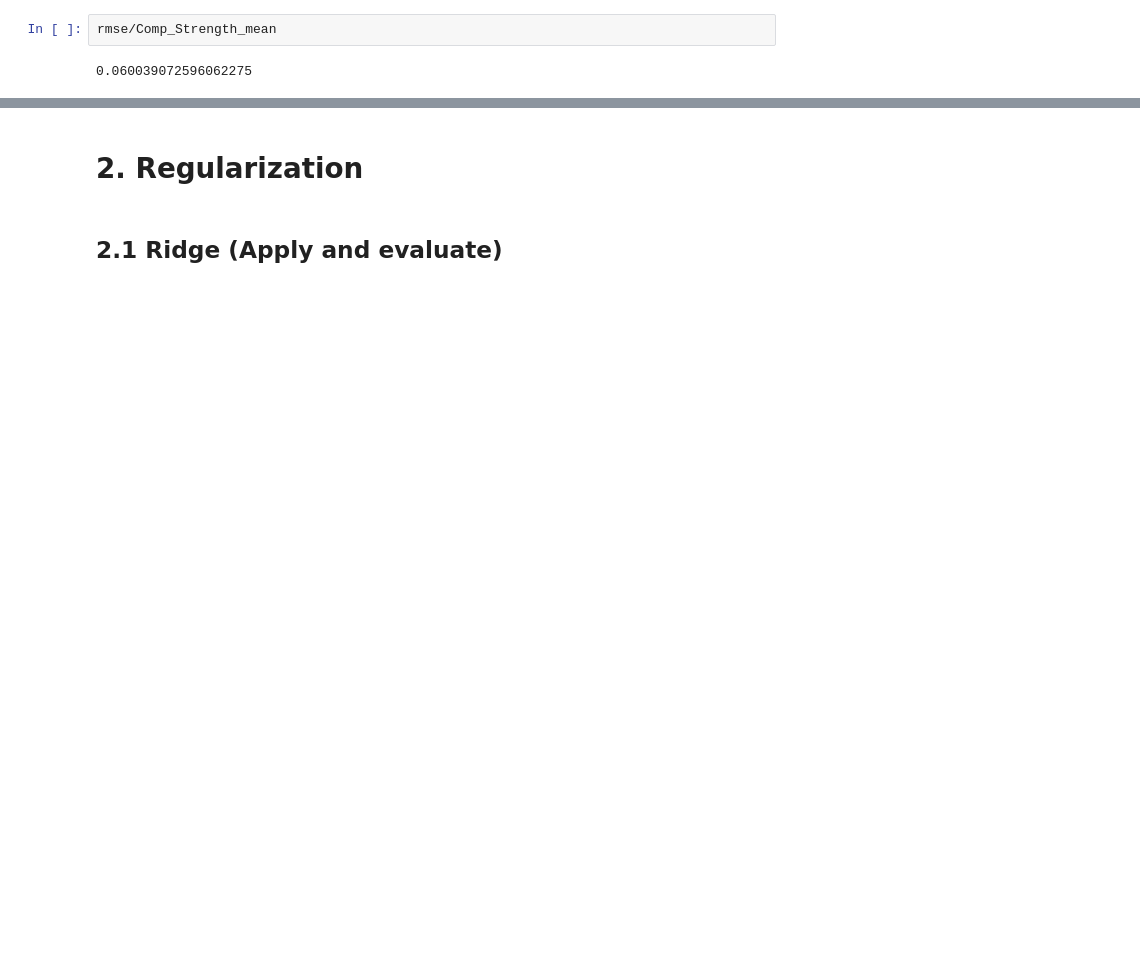
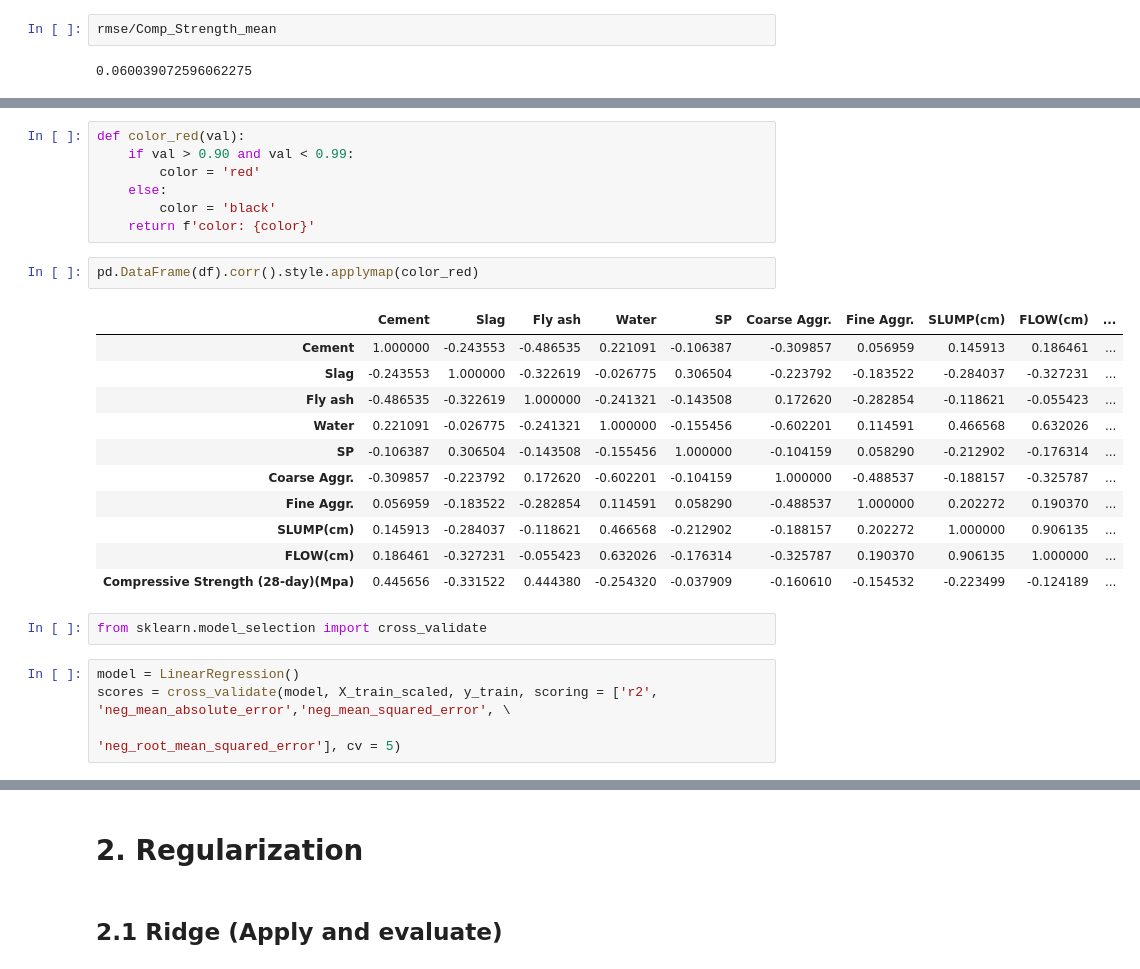
Before and after one commit to glcn35/machine_learning, a Jupyter notebook: assigment/cement_slump_notebook.assignment1.ipynb, the cells around one changed output, grey strips where cells are left out. Saved outputs shown, nothing was run; the diff lists cells and outputs as text; blank space fills up the shorter version.

```diff
--- a/assigment/cement_slump_notebook.assignment1.ipynb
+++ b/assigment/cement_slump_notebook.assignment1.ipynb
@@ -368,0 +326,27 @@ RMSE            : 2.470662829901802
+# %%
+def color_red(val):
+    if val > 0.90 and val < 0.99:
+        color = 'red'
+    else:
+        color = 'black'
+    return f'color: {color}'
+# %%
+pd.DataFrame(df).corr().style.applymap(color_red)
+# %% [output]
+|  | Cement | Slag | Fly ash | Water | SP | Coarse Aggr. | Fine Aggr. | SLUMP(cm) | FLOW(cm) | ... |
+| Cement | 1.000000 | -0.243553 | -0.486535 | 0.221091 | -0.106387 | -0.309857 | 0.056959 | 0.145913 | 0.186461 | ... |
+| Slag | -0.243553 | 1.000000 | -0.322619 | -0.026775 | 0.306504 | -0.223792 | -0.183522 | -0.284037 | -0.327231 | ... |
+| Fly ash | -0.486535 | -0.322619 | 1.000000 | -0.241321 | -0.143508 | 0.172620 | -0.282854 | -0.118621 | -0.055423 | ... |
+| Water | 0.221091 | -0.026775 | -0.241321 | 1.000000 | -0.155456 | -0.602201 | 0.114591 | 0.466568 | 0.632026 | ... |
+| SP | -0.106387 | 0.306504 | -0.143508 | -0.155456 | 1.000000 | -0.104159 | 0.058290 | -0.212902 | -0.176314 | ... |
+| Coarse Aggr. | -0.309857 | -0.223792 | 0.172620 | -0.602201 | -0.104159 | 1.000000 | -0.488537 | -0.188157 | -0.325787 | ... |
+| Fine Aggr. | 0.056959 | -0.183522 | -0.282854 | 0.114591 | 0.058290 | -0.488537 | 1.000000 | 0.202272 | 0.190370 | ... |
+| SLUMP(cm) | 0.145913 | -0.284037 | -0.118621 | 0.466568 | -0.212902 | -0.188157 | 0.202272 | 1.000000 | 0.906135 | ... |
+| FLOW(cm) | 0.186461 | -0.327231 | -0.055423 | 0.632026 | -0.176314 | -0.325787 | 0.190370 | 0.906135 | 1.000000 | ... |
+| Compressive Strength (28-day)(Mpa) | 0.445656 | -0.331522 | 0.444380 | -0.254320 | -0.037909 | -0.160610 | -0.154532 | -0.223499 | -0.124189 | ... |
+# %%
+from sklearn.model_selection import cross_validate
+# %%
+model = LinearRegression()
+scores = cross_validate(model, X_train_scaled, y_train, scoring = ['r2', 'neg_mean_absolute_error','neg_mean_squared_error', \
+                                                            'neg_root_mean_squared_error'], cv = 5)
```
Also changed, not shown: parts of 80 cells of this notebook.
